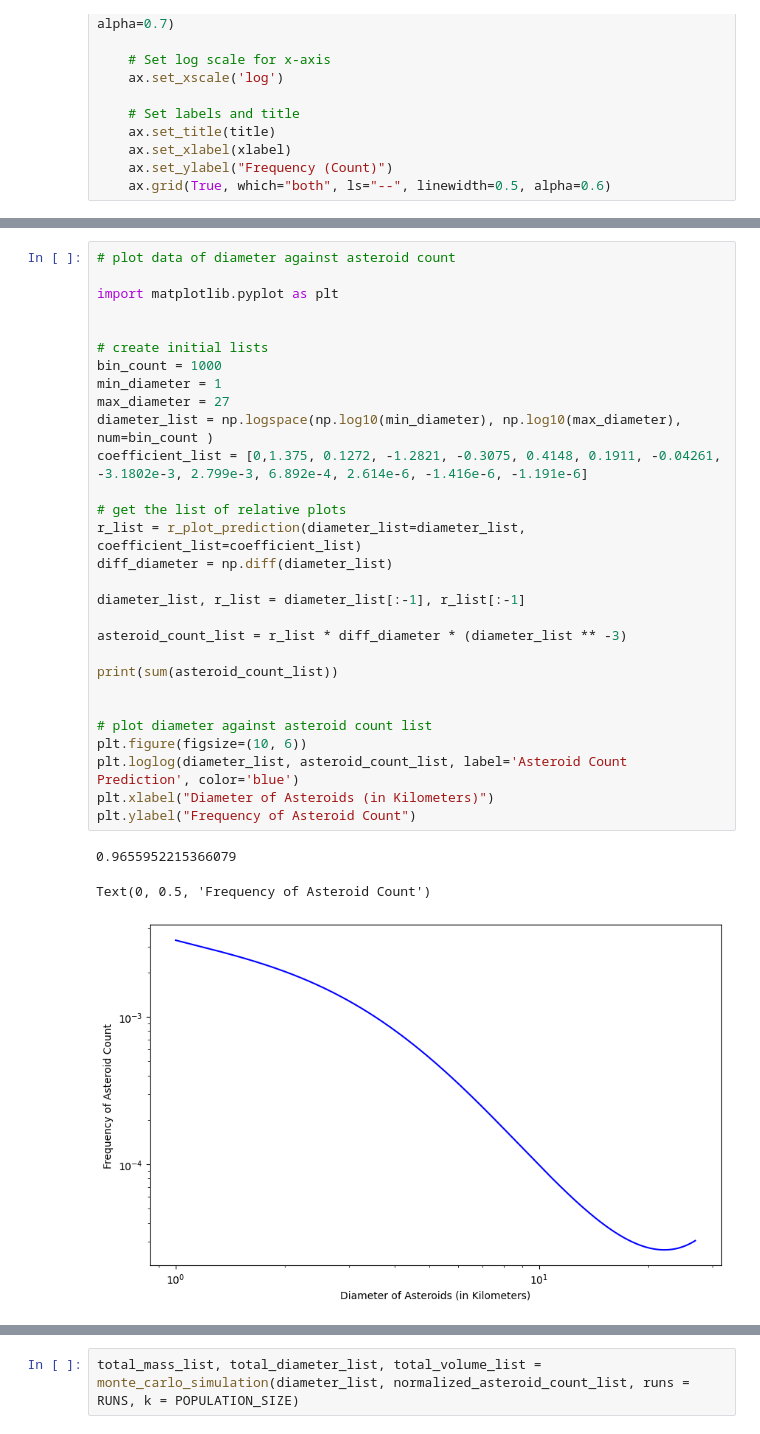
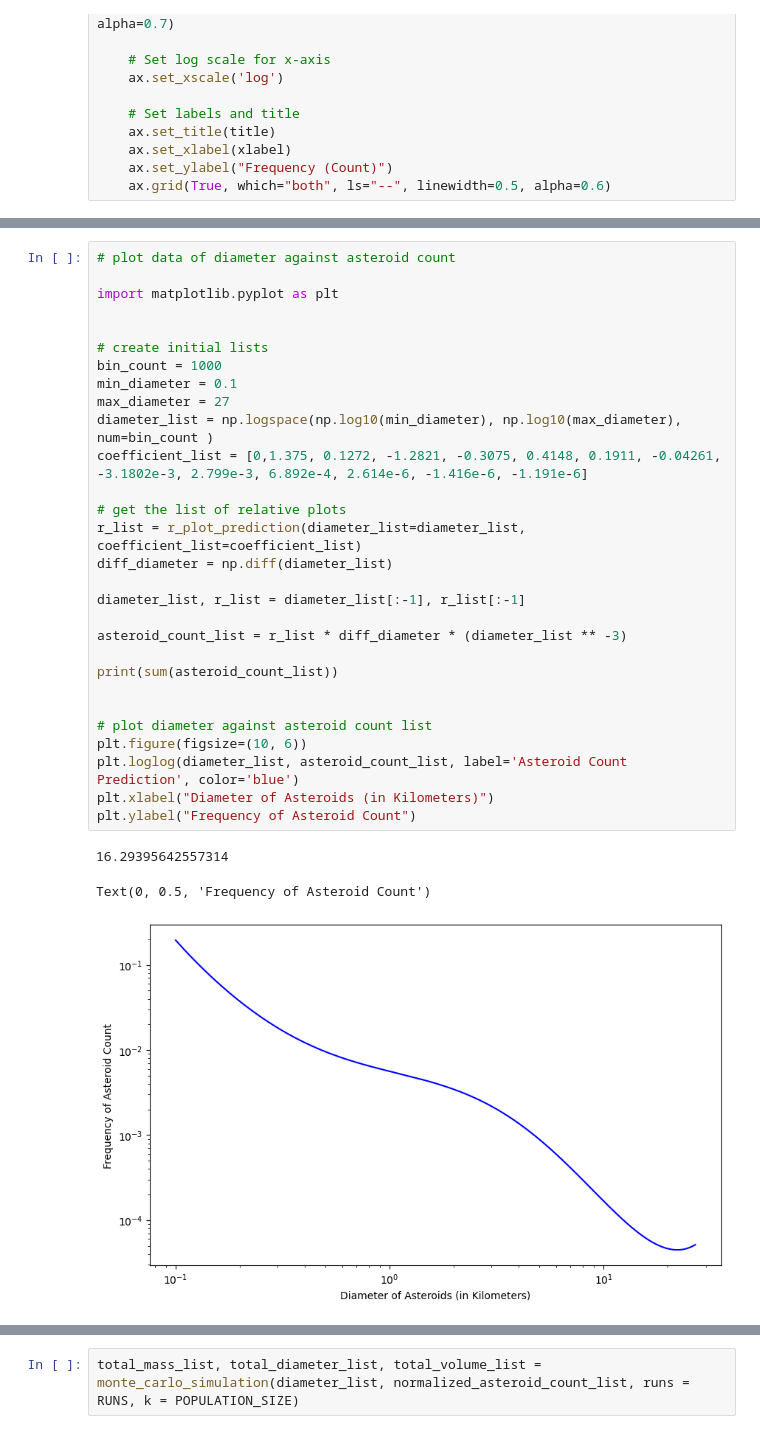
Before and after one commit to CapeGenius/Astrostats-Final, a Jupyter notebook: draft.ipynb, the cells around one changed output, grey strips where cells are left out. Drawn from its saved outputs; the diff is of its cells as text.

```diff
--- a/draft.ipynb
+++ b/draft.ipynb
@@ -359,36 +375,36 @@ def plot_sfd_overlay_2(
 # %%
 # plot data of diameter against asteroid count
 
 import matplotlib.pyplot as plt
 
 
 # create initial lists
 bin_count = 1000
-min_diameter = 1
+min_diameter = 0.1
 max_diameter = 27
 diameter_list = np.logspace(np.log10(min_diameter), np.log10(max_diameter), num=bin_count )
 coefficient_list = [0,1.375, 0.1272, -1.2821, -0.3075, 0.4148, 0.1911, -0.04261, -3.1802e-3, 2.799e-3, 6.892e-4, 2.614e-6, -1.416e-6, -1.191e-6]
 
 # get the list of relative plots
 r_list = r_plot_prediction(diameter_list=diameter_list, coefficient_list=coefficient_list)
 diff_diameter = np.diff(diameter_list)
 
 diameter_list, r_list = diameter_list[:-1], r_list[:-1]
 
 asteroid_count_list = r_list * diff_diameter * (diameter_list ** -3)
 
 print(sum(asteroid_count_list))
 
 
 # plot diameter against asteroid count list
 plt.figure(figsize=(10, 6))
 plt.loglog(diameter_list, asteroid_count_list, label='Asteroid Count Prediction', color='blue')
 plt.xlabel("Diameter of Asteroids (in Kilometers)")
 plt.ylabel("Frequency of Asteroid Count")
 # %% [output]
-0.9655952215366079
+16.29395642557314
 Text(0, 0.5, 'Frequency of Asteroid Count')
-[figure, old version]
+[figure, new version]
 # %%
 
 plt.bar(diameter_list, asteroid_count_list, width=np.diff(np.append(diameter_list, diameter_list[-1]*1.01)),
```
Also changed, not shown: parts of 8 cells of this notebook.
